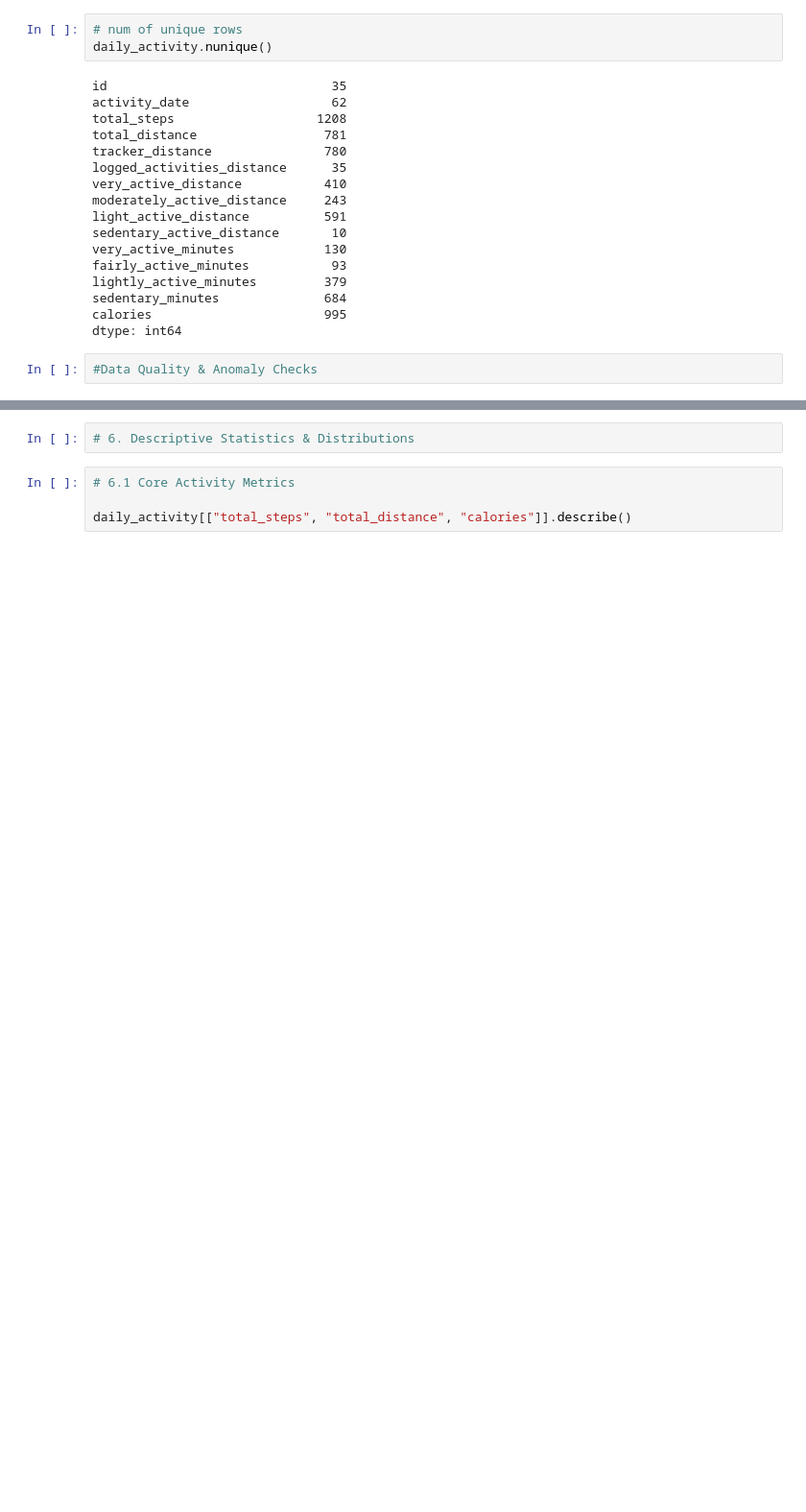
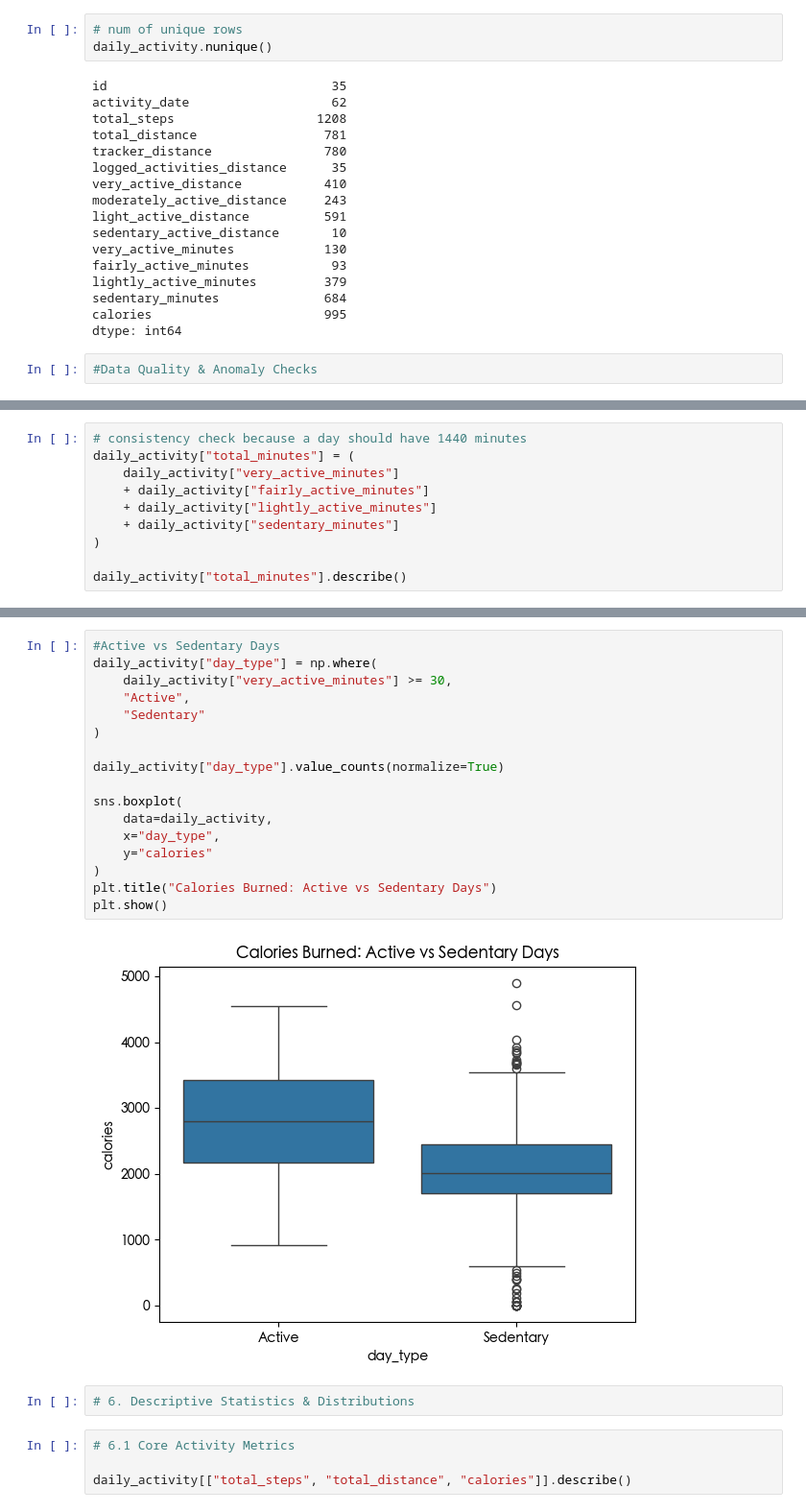
Before and after one commit to premsundar28/Bellabeat, a Jupyter notebook: code/EDA.ipynb, the cells around one changed output, grey strips where cells are left out. Shown at 96% size. Cells and saved outputs as stored; diff of their text form; blank space fills up the shorter version.

```diff
--- a/code/EDA.ipynb
+++ b/code/EDA.ipynb
@@ -158,3 +160,13 @@ dtype: int64
 (daily_activity["calories"] < 1200).sum()
 # %% [output]
 np.int64(48)
+# %%
+# consistency check because a day should have 1440 minutes
+daily_activity["total_minutes"] = (
+    daily_activity["very_active_minutes"]
+    + daily_activity["fairly_active_minutes"]
+    + daily_activity["lightly_active_minutes"]
+    + daily_activity["sedentary_minutes"]
+)
+
+daily_activity["total_minutes"].describe()
@@ -161,3 +183,22 @@ np.int64(48)
+# %%
+#Active vs Sedentary Days
+daily_activity["day_type"] = np.where(
+    daily_activity["very_active_minutes"] >= 30,
+    "Active",
+    "Sedentary"
+)
+
+daily_activity["day_type"].value_counts(normalize=True)
+
+sns.boxplot(
+    data=daily_activity,
+    x="day_type",
+    y="calories"
+)
+plt.title("Calories Burned: Active vs Sedentary Days")
+plt.show()
+# %% [output]
+[figure, added]
 # %%
 # 6. Descriptive Statistics & Distributions
 # %%
```
Also changed, not shown: parts of 6 cells of this notebook.
